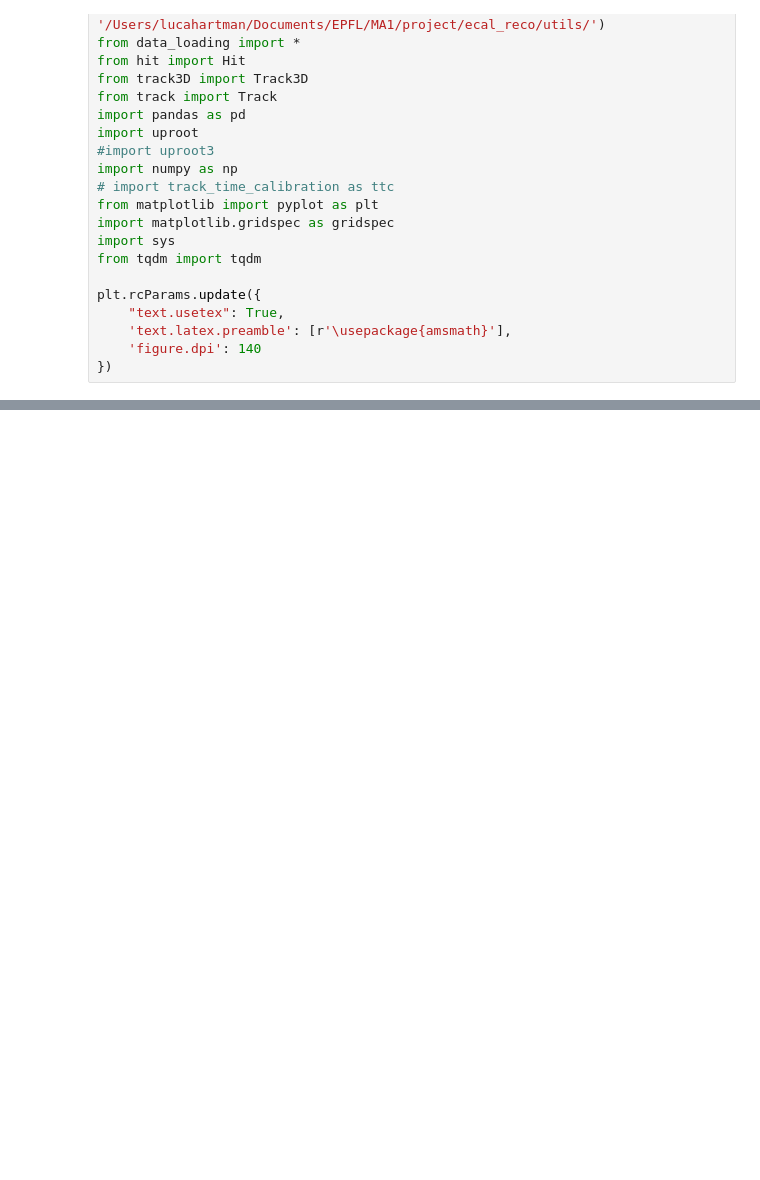
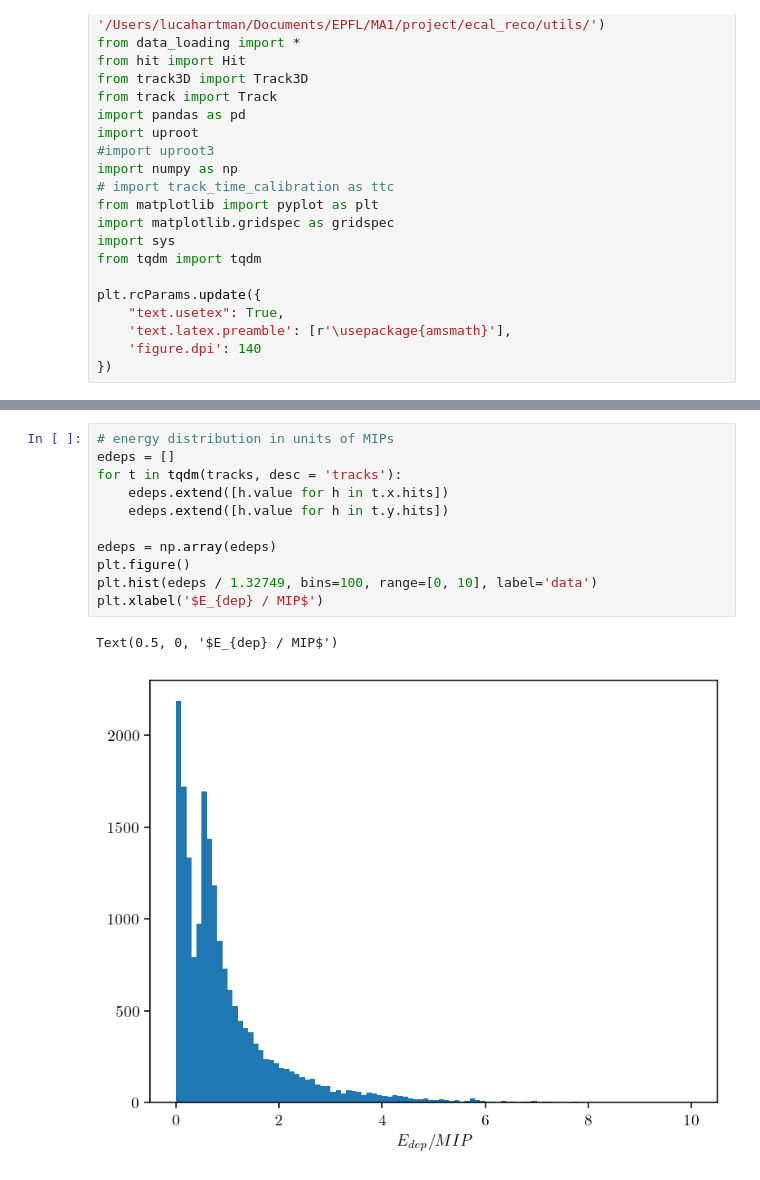
Before and after one commit to kauniska/ecal_reco, a Jupyter notebook: geant4/analysis/decay.ipynb, the cells around one changed output, grey strips where cells are left out. Saved outputs shown, nothing was run; the diff lists cells and outputs as text; blank space fills up the shorter version.

```diff
--- a/geant4/analysis/decay.ipynb
+++ b/geant4/analysis/decay.ipynb
@@ -216,0 +274,14 @@ fig.colorbar(h[3], ax = axs[1])
+# %%
+# energy distribution in units of MIPs
+edeps = []
+for t in tqdm(tracks, desc = 'tracks'):
+    edeps.extend([h.value for h in t.x.hits])
+    edeps.extend([h.value for h in t.y.hits])
+
+edeps = np.array(edeps)
+plt.figure()
+plt.hist(edeps / 1.32749, bins=100, range=[0, 10], label='data')
+plt.xlabel('$E_{dep} / MIP$')
+# %% [output]
+Text(0.5, 0, '$E_{dep} / MIP$')
+[figure, added]
```
Also changed, not shown: parts of 8 cells of this notebook, 2 other files.
